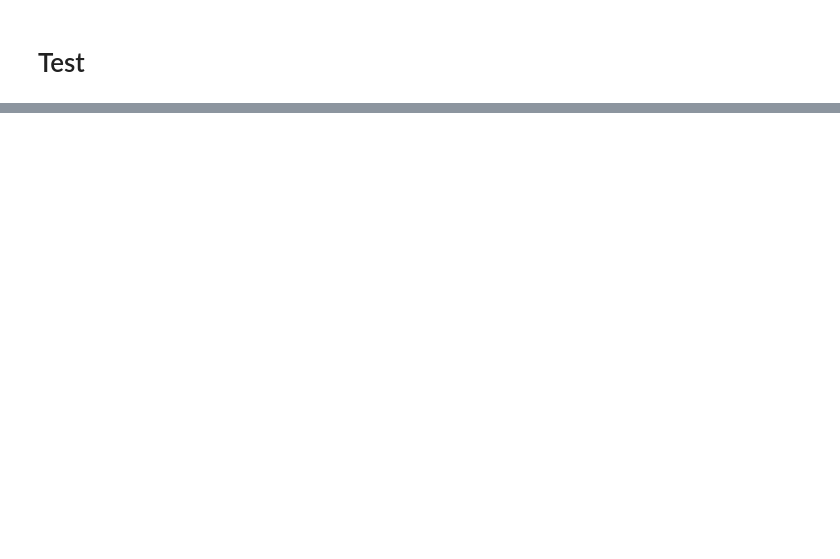
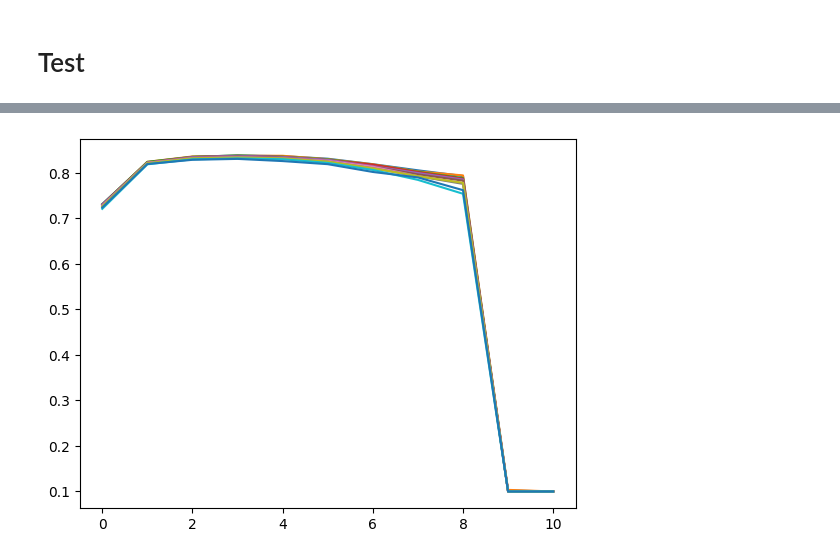
Before and after one commit to wilkieolin/phasor_jax, a Jupyter notebook: fashion test mlp.ipynb, the cells around one changed output, grey strips where cells are left out. Drawn from its saved outputs; the diff is of its cells as text; code cells hidden in the pictures; blank space fills up the shorter version.

```diff
--- a/fashion test mlp.ipynb
+++ b/fashion test mlp.ipynb
@@ -331,0 +252,7 @@ plt.legend()
+# %%
+def test_mask_angle(mask_angle: float):
+    phases = jnp.concatenate([eval_fn_spk_masked(b['image'], mask_angle) for b in tqdm(iter(test_ds))], axis=0)
+    accuracy =  np.mean(accuracy_quadrature(phases, y_test), axis=1)
+    return accuracy
+# %%
+angles = np.linspace(0.0, 0.10, 11)
@@ -331,0 +261,4 @@ plt.legend()
+# %%
+masked_accuracies = list(map(test_mask_angle, angles))
+# %%
+ama = jnp.stack(masked_accuracies)
@@ -331,0 +273,4 @@ plt.legend()
+# %%
+plt.plot(ama.transpose());
+# %% [output]
+[figure, added]
```
Also changed, not shown: parts of 60 cells of this notebook, 3 other files.
